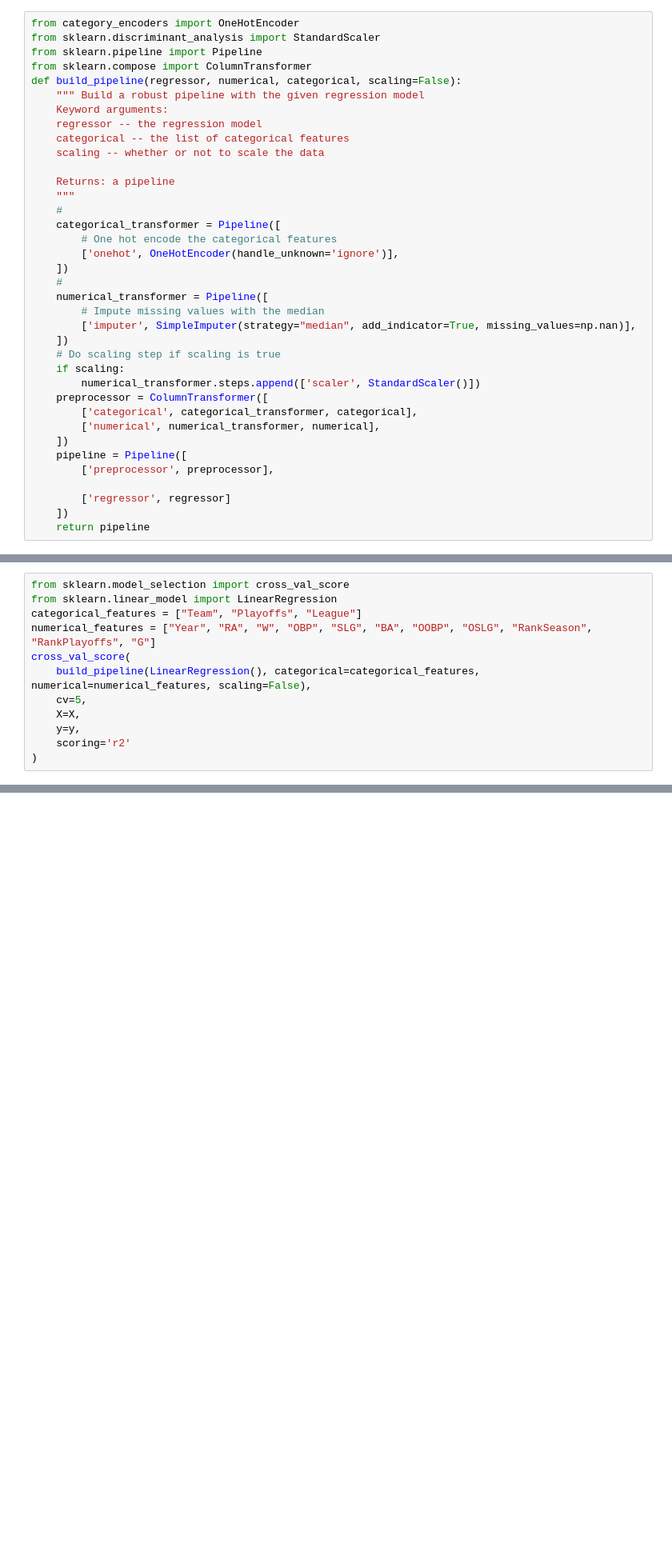
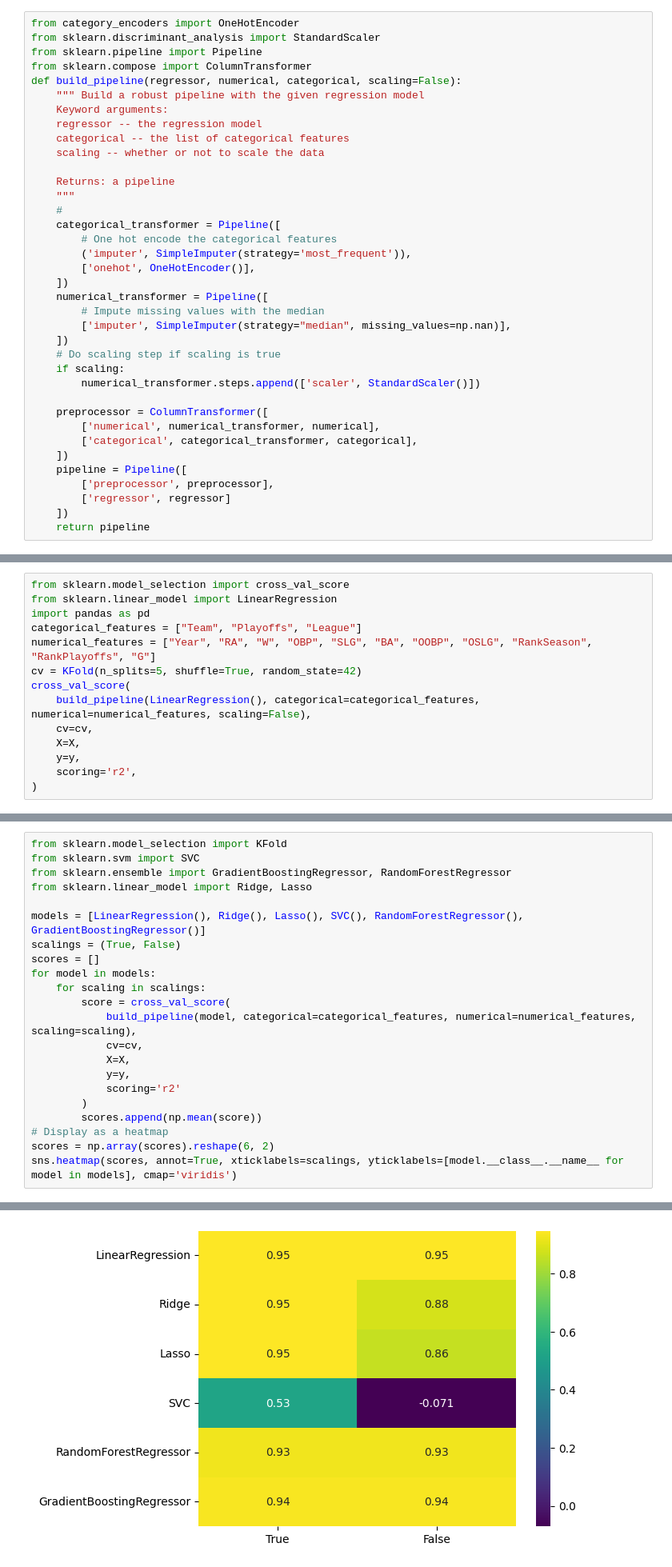
Before and after one commit to lukaas33/MLE-material, a Jupyter notebook: labs/Lab 4 - Pipelines.ipynb, the cells around one changed output, grey strips where cells are left out. Shown at 80% size. Drawn from its saved outputs; the diff is of its cells as text; blank space fills up the shorter version.

```diff
--- a/labs/Lab 4 - Pipelines.ipynb
+++ b/labs/Lab 4 - Pipelines.ipynb
@@ -104,23 +104,23 @@ def build_pipeline(regressor, numerical, categorical, scaling=False):
     #
     categorical_transformer = Pipeline([
         # One hot encode the categorical features
-        ['onehot', OneHotEncoder(handle_unknown='ignore')],
+        ('imputer', SimpleImputer(strategy='most_frequent')),
+        ['onehot', OneHotEncoder()],
     ])
-    #
     numerical_transformer = Pipeline([
         # Impute missing values with the median
-        ['imputer', SimpleImputer(strategy="median", add_indicator=True, missing_values=np.nan)],
+        ['imputer', SimpleImputer(strategy="median", missing_values=np.nan)],
     ])
     # Do scaling step if scaling is true
     if scaling:
         numerical_transformer.steps.append(['scaler', StandardScaler()])
+
     preprocessor = ColumnTransformer([
+        ['numerical', numerical_transformer, numerical],
         ['categorical', categorical_transformer, categorical],
-        ['numerical', numerical_transformer, numerical],
     ])
     pipeline = Pipeline([
         ['preprocessor', preprocessor],
-
         ['regressor', regressor]
     ])
     return pipeline
@@ -130,13 +130,15 @@ Test the pipeline by evaluating linear regression (without scaling) on the datas
 # %%
 from sklearn.model_selection import cross_val_score
 from sklearn.linear_model import LinearRegression
+import pandas as pd
 categorical_features = ["Team", "Playoffs", "League"]
 numerical_features = ["Year", "RA", "W", "OBP", "SLG", "BA", "OOBP", "OSLG", "RankSeason", "RankPlayoffs", "G"]
+cv = KFold(n_splits=5, shuffle=True, random_state=42)
 cross_val_score(
     build_pipeline(LinearRegression(), categorical=categorical_features, numerical=numerical_features, scaling=False),
-    cv=5,
+    cv=cv,
     X=X,
     y=y,
-    scoring='r2'
+    scoring='r2',
 )
 # %% [output]
@@ -167,3 +152,26 @@ Evaluate the following algorithms in their default settings, both with and witho
 - SVM (RBF)
 - RandomForests
 - GradientBoosting
+# %%
+from sklearn.model_selection import KFold
+from sklearn.svm import SVC
+from sklearn.ensemble import GradientBoostingRegressor, RandomForestRegressor
+from sklearn.linear_model import Ridge, Lasso
+
+models = [LinearRegression(), Ridge(), Lasso(), SVC(), RandomForestRegressor(), GradientBoostingRegressor()]
+scalings = (True, False)
+scores = []
+for model in models:
+    for scaling in scalings:
+        score = cross_val_score(
+            build_pipeline(model, categorical=categorical_features, numerical=numerical_features, scaling=scaling),
+            cv=cv,
+            X=X,
+            y=y,
+            scoring='r2'
+        )
+        scores.append(np.mean(score))
+# Display as a heatmap
+scores = np.array(scores).reshape(6, 2)
+sns.heatmap(scores, annot=True, xticklabels=scalings, yticklabels=[model.__class__.__name__ for model in models], cmap='viridis')
+# %% [output]
@@ -169,0 +179 @@ Evaluate the following algorithms in their default settings, both with and witho
+[figure, added]
```
Also changed, not shown: parts of 10 cells of this notebook.
